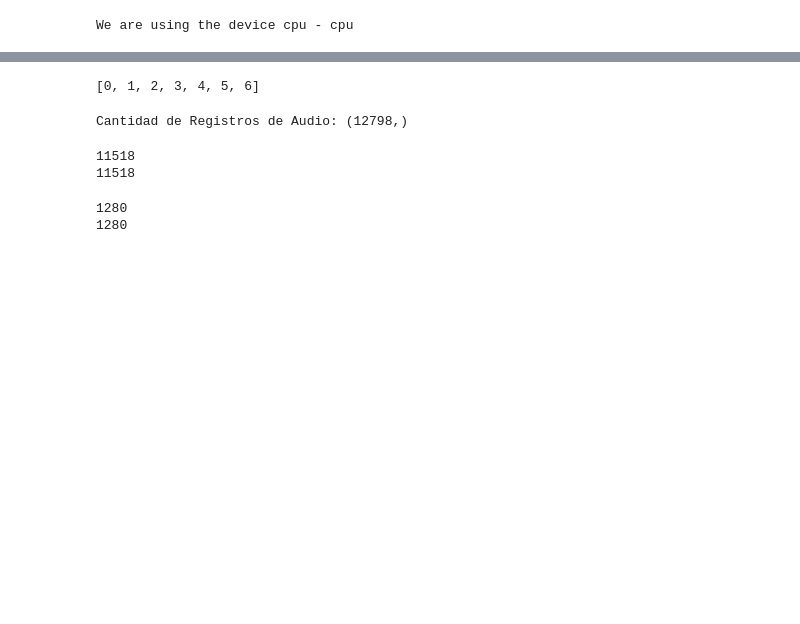
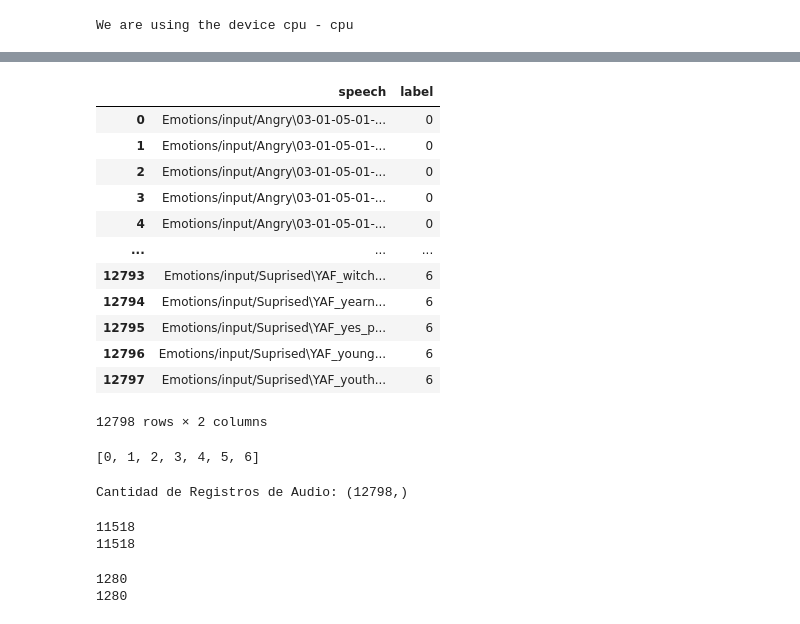
Before and after one commit to karinstefa/ML_Project, a Jupyter notebook: TransferLearning_HUBERT.ipynb, the cells around one changed output, grey strips where cells are left out. Cells and saved outputs as stored; diff of their text form; code cells hidden in the pictures; blank space fills up the shorter version.

```diff
--- a/TransferLearning_HUBERT.ipynb
+++ b/TransferLearning_HUBERT.ipynb
@@ -60,6 +60,22 @@ label_encoder = preprocessing.LabelEncoder()
 # Encode labels in column 'label'.
 data['label'] = data['label'].apply(lambda x: str(x).split('.wav')[0])
 data['label']= label_encoder.fit_transform(data['label'])
+# %%
+data
+# %% [output]
+|  | speech | label |
+| 0 | Emotions/input/Angry\03-01-05-01-... | 0 |
+| 1 | Emotions/input/Angry\03-01-05-01-... | 0 |
+| 2 | Emotions/input/Angry\03-01-05-01-... | 0 |
+| 3 | Emotions/input/Angry\03-01-05-01-... | 0 |
+| 4 | Emotions/input/Angry\03-01-05-01-... | 0 |
+| ... | ... | ... |
+| 12793 | Emotions/input/Suprised\YAF_witch... | 6 |
+| 12794 | Emotions/input/Suprised\YAF_yearn... | 6 |
+| 12795 | Emotions/input/Suprised\YAF_yes_p... | 6 |
+| 12796 | Emotions/input/Suprised\YAF_young... | 6 |
+| 12797 | Emotions/input/Suprised\YAF_youth... | 6 |
+12798 rows × 2 columns
 # %%
 def waveplot(data,sr,emotion):
     plt.figure(figsize=(10,4))
```
Also changed, not shown: parts of 4 cells of this notebook.
